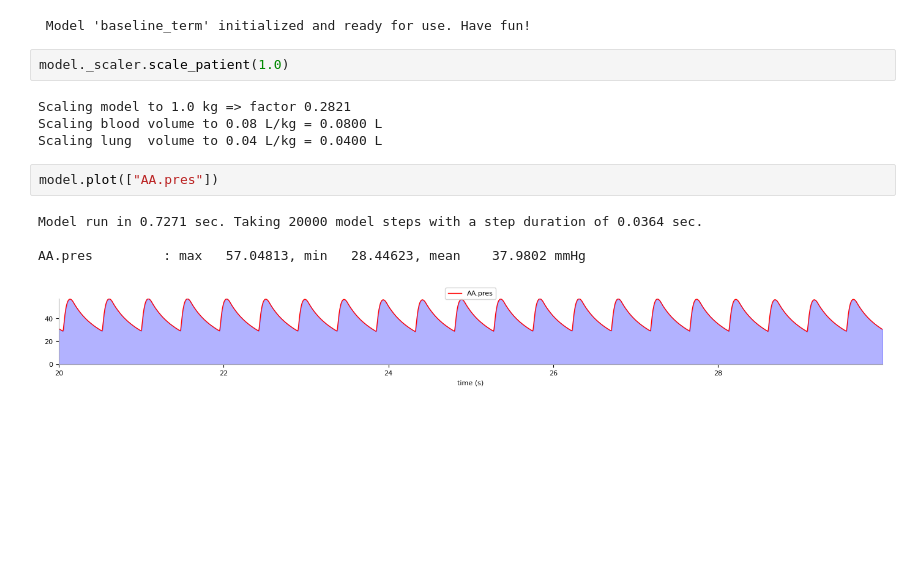
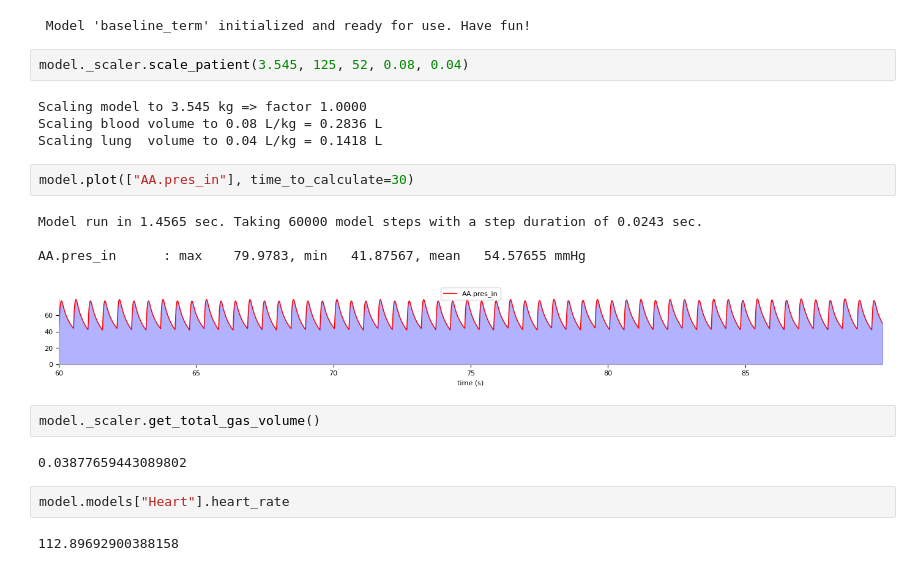
Before and after one commit to Dobutamine/explain-pypy, a Jupyter notebook: tutorial.ipynb, the cells around one changed output. Saved outputs shown, nothing was run; the diff lists cells and outputs as text; blank space fills up the shorter version.

Commit message:
added scaler functionality

```diff
--- a/tutorial.ipynb
+++ b/tutorial.ipynb
@@ -4,15 +4,23 @@ model = ModelEngine(baseline_term_neonate)
 # %% [output]
  Model 'baseline_term' initialized and ready for use. Have fun!
 # %%
-model._scaler.scale_patient(1.0)
+model._scaler.scale_patient(3.545, 125, 52, 0.08, 0.04)
 # %% [output]
-Scaling model to 1.0 kg => factor 0.2821
-Scaling blood volume to 0.08 L/kg = 0.0800 L
-Scaling lung  volume to 0.04 L/kg = 0.0400 L
+Scaling model to 3.545 kg => factor 1.0000
+Scaling blood volume to 0.08 L/kg = 0.2836 L
+Scaling lung  volume to 0.04 L/kg = 0.1418 L
 # %%
-model.plot(["AA.pres"])
+model.plot(["AA.pres_in"], time_to_calculate=30)
 # %% [output]
-Model run in 0.7271 sec. Taking 20000 model steps with a step duration of 0.0364 sec.
+Model run in 1.4565 sec. Taking 60000 model steps with a step duration of 0.0243 sec.
 
-AA.pres         : max   57.04813, min   28.44623, mean    37.9802 mmHg
+AA.pres_in      : max    79.9783, min   41.87567, mean   54.57655 mmHg
-[figure, old version]
+[figure, new version]
+# %%
+model._scaler.get_total_gas_volume()
+# %% [output]
+0.03877659443089802
+# %%
+model.models["Heart"].heart_rate
+# %% [output]
+112.89692900388158
```
Also changed, not shown: 1 other file.
